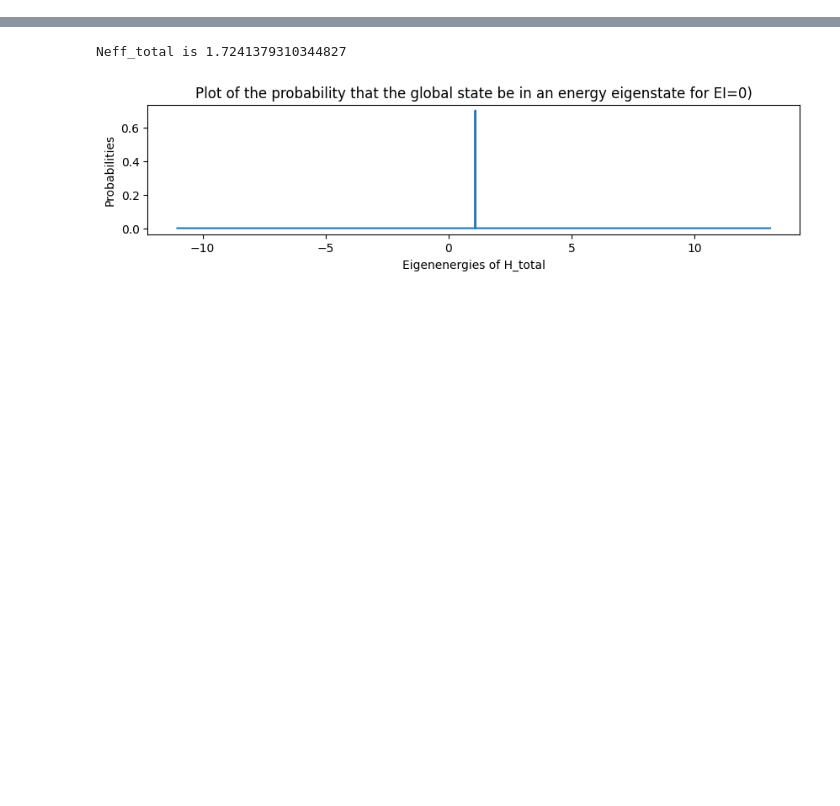
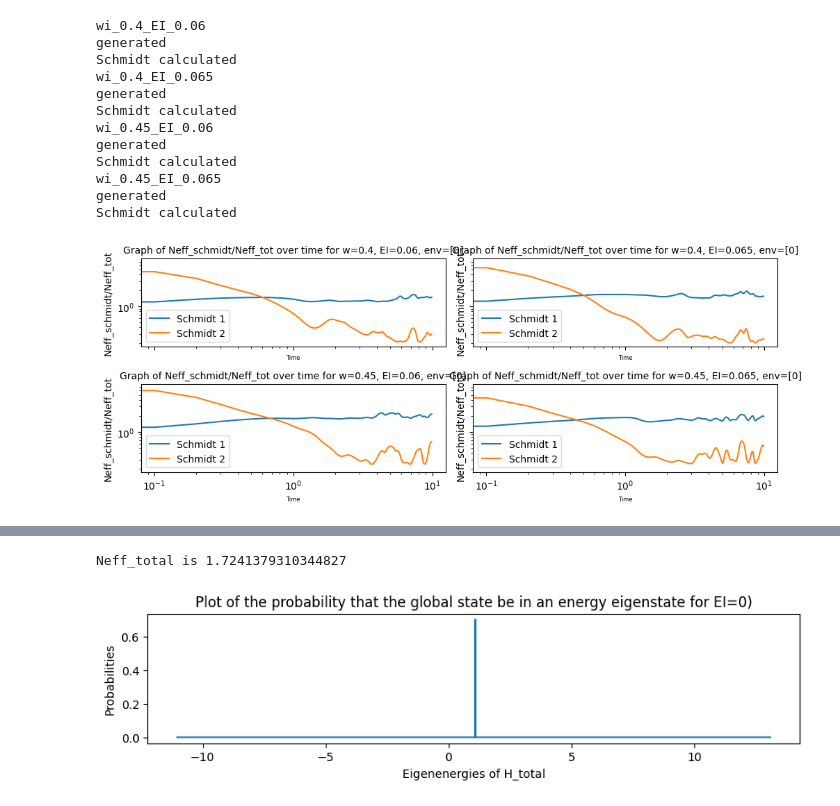
Before and after one commit to MarinAndreGirard/Quantum_Branching, a Jupyter notebook: Neff_study.ipynb, the cells around one changed output, grey strips where cells are left out. Saved outputs shown, nothing was run; the diff lists cells and outputs as text; code cells hidden in the pictures; blank space fills up the shorter version.

```diff
--- a/Neff_study.ipynb
+++ b/Neff_study.ipynb
@@ -42,0 +84,16 @@ AttributeError: 'Axes' object has no attribute 'xscale'
+# %%
+plot_Neff_schmidt_Neff_tot_characterize(10,200,[0.4, 0.45],1.0,[0.06,0.065],10,100,[0])
+# %% [output]
+wi_0.4_EI_0.06
+generated
+Schmidt calculated
+wi_0.4_EI_0.065
+generated
+Schmidt calculated
+wi_0.45_EI_0.06
+generated
+Schmidt calculated
+wi_0.45_EI_0.065
+generated
+Schmidt calculated
+[figure, added]
```
Also changed, not shown: parts of 13 cells of this notebook, 19 other files.
